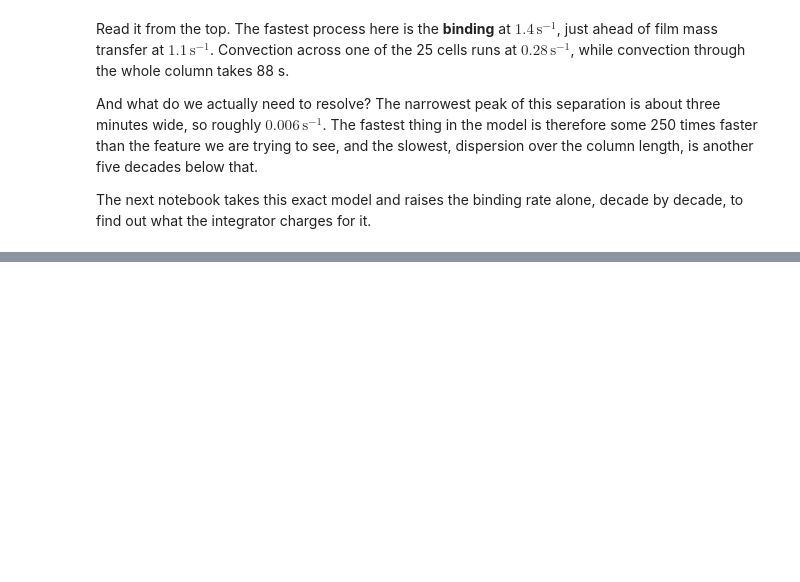
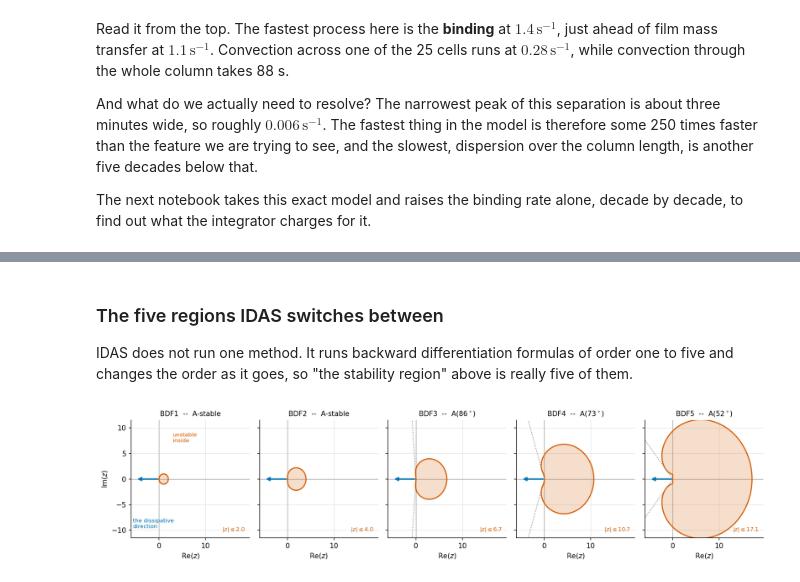
Before and after one commit to cadet/CADET-Workshop, a Jupyter notebook: 98 Numerics/stiffness.ipynb, the cells around one changed output, grey strips where cells are left out. Saved outputs shown, nothing was run; the diff lists cells and outputs as text; code cells hidden in the pictures; blank space fills up the shorter version.

```diff
--- a/98 Numerics/stiffness.ipynb
+++ b/98 Numerics/stiffness.ipynb
@@ -301,0 +237,17 @@ Not every simulation can be made fast. Where that is the case, we say so.
+# %% [markdown]
+### The five regions IDAS switches between
+
+IDAS does not run one method. It runs backward differentiation formulas of order one to five and changes the order as it goes, so "the stability region" above is really five of them.
+# %%
+from IPython.display import Image
+
+# The figure below is the output of this call, saved to the repository because
+# the A(alpha) angle in each panel title is found by root finding and may take
+# minutes to compute. Uncomment to regenerate it.
+#
+# demos.plot_bdf_stability_regions()[0].savefig(
+#     'data/img/bdf_stability_regions.png', dpi=150, bbox_inches='tight')
+
+Image(filename='data/img/bdf_stability_regions.png')
+# %% [output]
+[figure, added]
```
Also changed, not shown: parts of 21 cells of this notebook.
